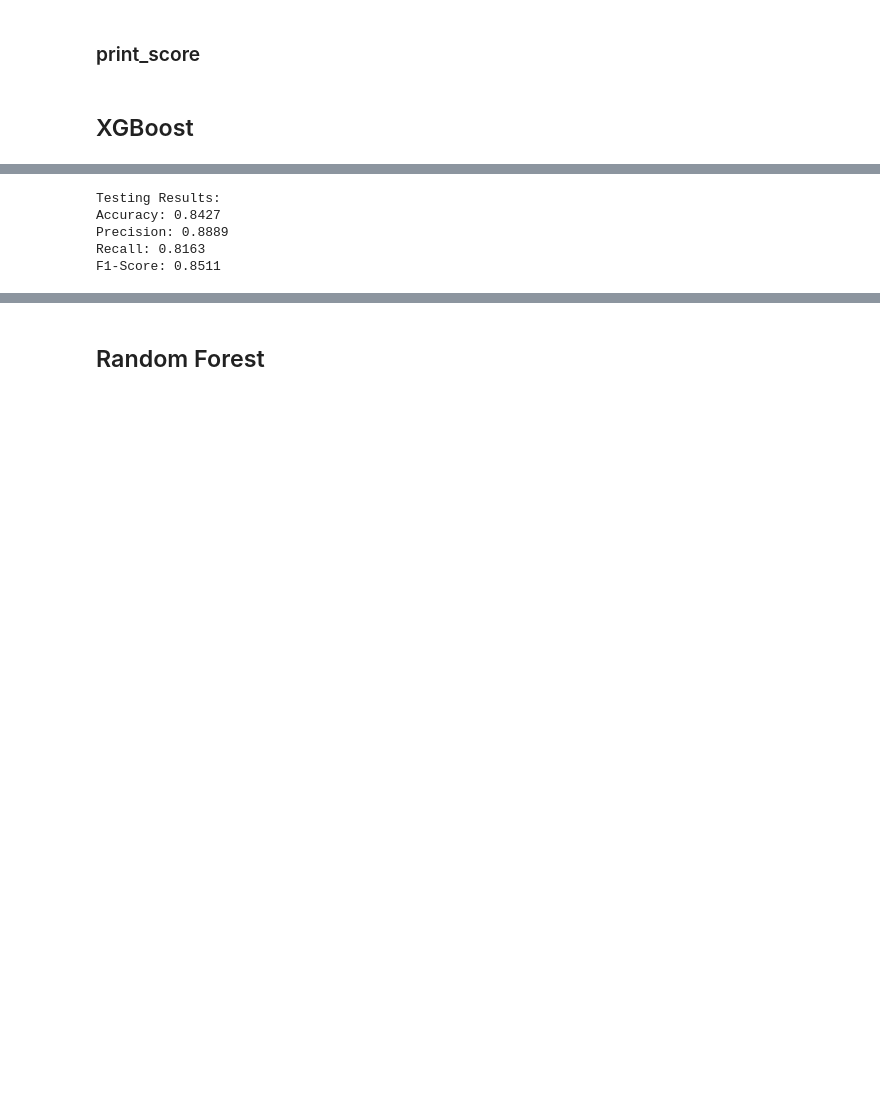
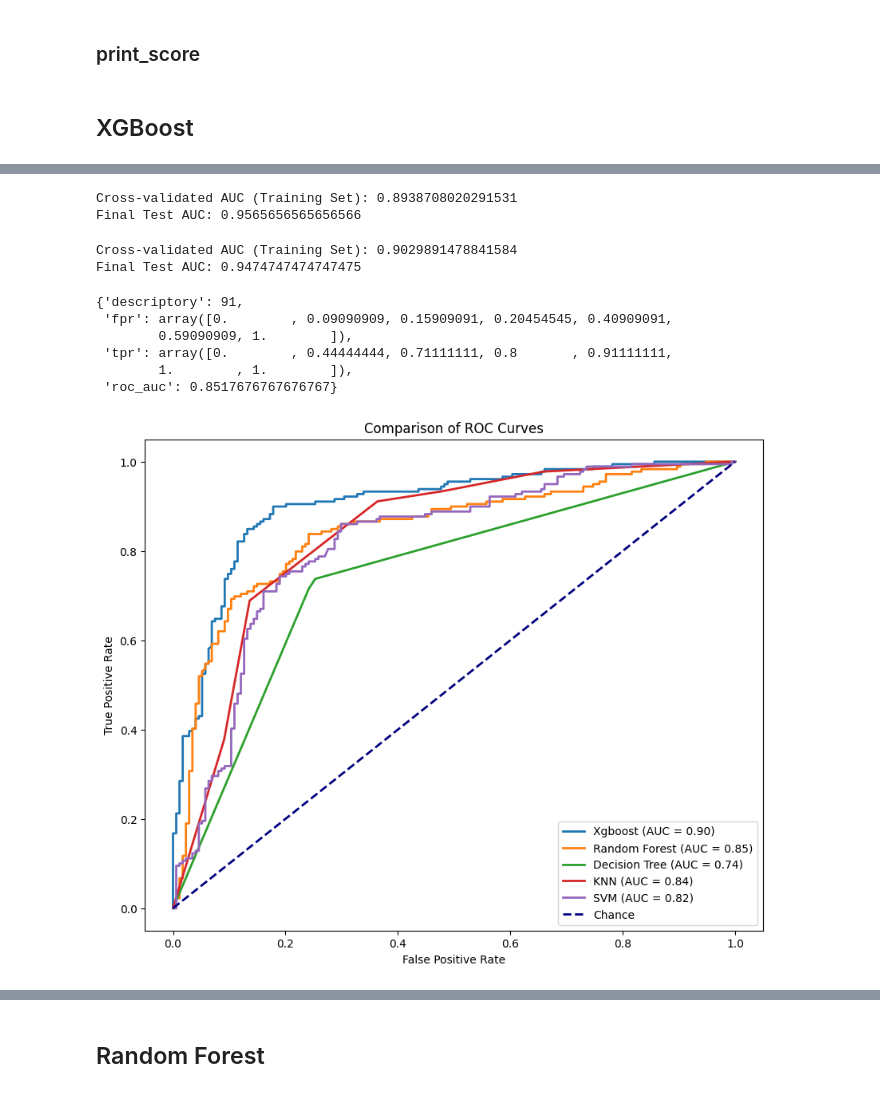
Before and after one commit to zjavkovam/DP-QSAR-Skin-Irritation, a Jupyter notebook: DP.ipynb, the cells around one changed output, grey strips where cells are left out. Drawn from its saved outputs; the diff is of its cells as text; code cells hidden in the pictures; blank space fills up the shorter version.

```diff
--- a/DP.ipynb
+++ b/DP.ipynb
@@ -416 +786,3 @@ def print_score(y_train, y_pred_train, y_test, y_pred_test):
+# %%
+roc_data_list = []
 # %%
@@ -475,3 +904,8 @@ F1-Score: 0.8421
+# %%
+model = xgboost(X,y)
+# %% [output]
+Cross-validated AUC (Training Set): 0.8938708020291531
+Final Test AUC: 0.9565656565656566
 # %%
 def feature_selection(features, model):
     # Create SHAP explainer
@@ -493,12 +926,40 @@ def feature_selection(features, model):
 # %%
-X_train_selected, X_test_selected = feature_selection(50, model)
-model = xgboost(X_train_selected, X_test_selected, y_train, y_test)
+X_selected = feature_selection(50, model)
+model = xgboost(X_selected,y)
 # %% [output]
-Testing Results:
-Accuracy: 0.8427
-Precision: 0.8889
-Recall: 0.8163
-F1-Score: 0.8511
+Cross-validated AUC (Training Set): 0.9029891478841584
+Final Test AUC: 0.9474747474747475
+# %%
+roc_data_list.pop(-1)
+# %% [output]
+{'descriptory': 91,
+ 'fpr': array([0.        , 0.09090909, 0.15909091, 0.20454545, 0.40909091,
+        0.59090909, 1.        ]),
+ 'tpr': array([0.        , 0.44444444, 0.71111111, 0.8       , 0.91111111,
+        1.        , 1.        ]),
+ 'roc_auc': 0.8517676767676767}
+# %%
+roc_data_list[-1]['descriptory'] = "SVM"
+# %%
+# Plot all ROC curves together
+plt.figure(figsize=(10, 8))
+for roc_data in roc_data_list:
+    plt.plot(
+        roc_data['fpr'], roc_data['tpr'],
+        lw=2, label=f"{roc_data['descriptory']} (AUC = {roc_data['roc_auc']:.2f})"
+    )
+
+# Plot the chance line
+plt.plot([0, 1], [0, 1], color='navy', lw=2, linestyle='--', label='Chance')
+
+# Add labels, title, and legend
+plt.xlabel('False Positive Rate')
+plt.ylabel('True Positive Rate')
+plt.title('Comparison of ROC Curves')
+plt.legend(loc='lower right')
+plt.show()
+# %% [output]
+[figure, added]
 # %%
 
 X100 = shap.utils.sample(X, 100)
```
Also changed, not shown: parts of 79 cells of this notebook, 16 other files.
